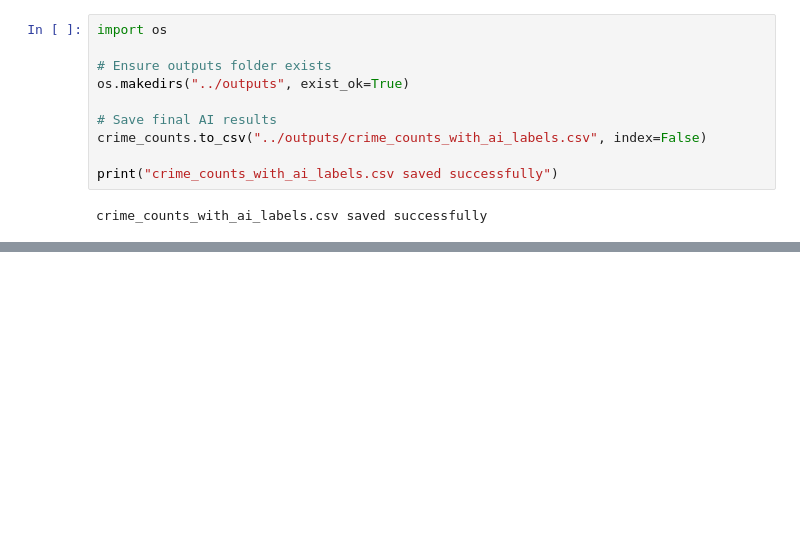
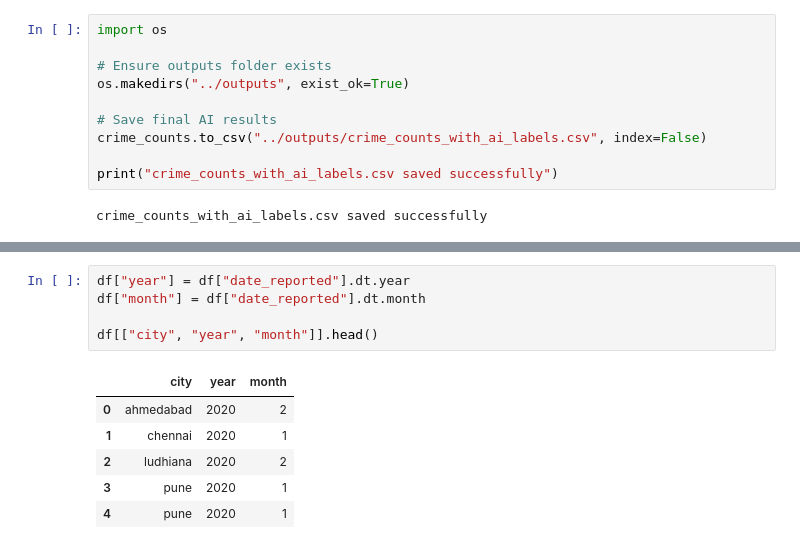
Before and after one commit to OfficialTanishGupta/ai-crime-hotspot-prediction, a Jupyter notebook: notebooks/train_model.ipynb, the cells around one changed output, grey strips where cells are left out. Cells and saved outputs as stored; diff of their text form; blank space fills up the shorter version.

```diff
--- a/notebooks/train_model.ipynb
+++ b/notebooks/train_model.ipynb
@@ -202,0 +227,12 @@ crime_counts_with_ai_labels.csv saved successfully
+# %%
+df["year"] = df["date_reported"].dt.year
+df["month"] = df["date_reported"].dt.month
+
+df[["city", "year", "month"]].head()
+# %% [output]
+|  | city | year | month |
+| 0 | ahmedabad | 2020 | 2 |
+| 1 | chennai | 2020 | 1 |
+| 2 | ludhiana | 2020 | 2 |
+| 3 | pune | 2020 | 1 |
+| 4 | pune | 2020 | 1 |
```
Also changed, not shown: parts of 7 cells of this notebook, 5 other files.
